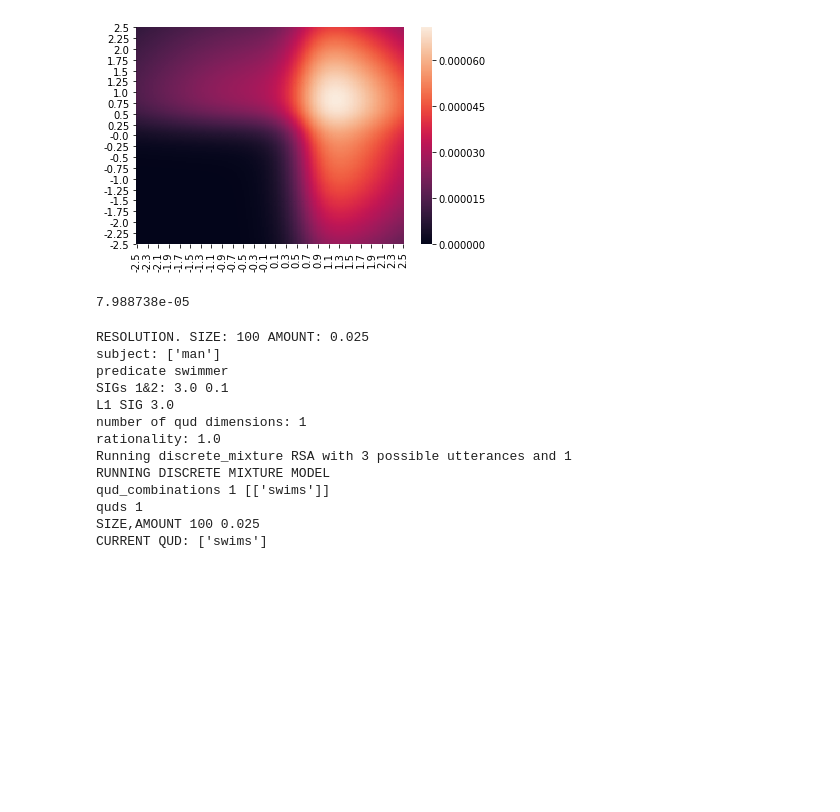
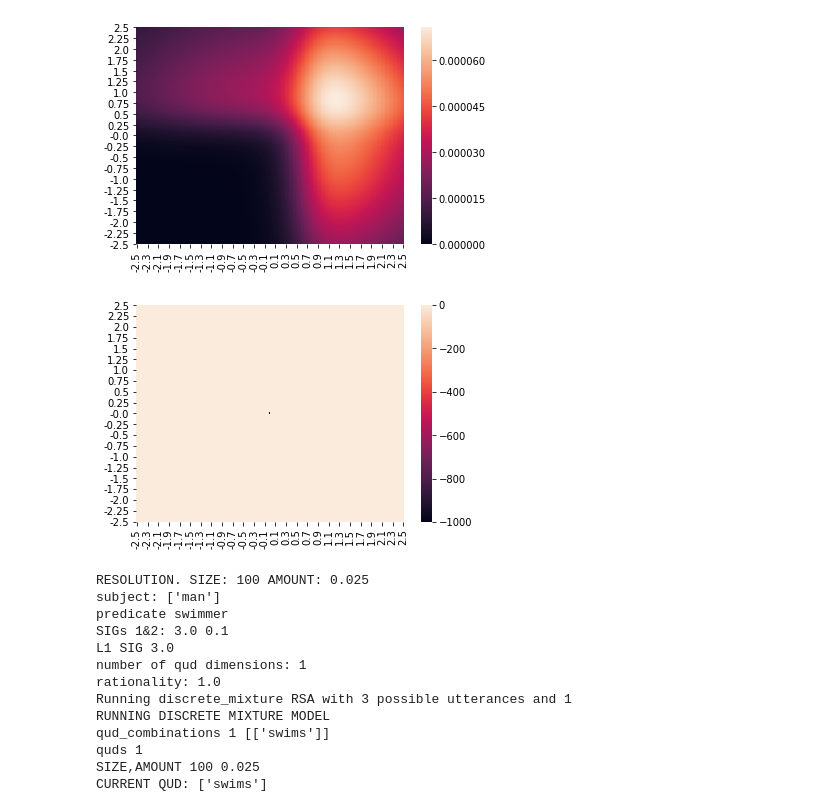
Before and after one commit to reubenharry/Distributional-RSA, a Jupyter notebook: paper_graphics.ipynb, the cells around one changed output. Drawn from its saved outputs; the diff is of its cells as text; code cells hidden in the pictures; blank space fills up the shorter version.

```diff
--- a/paper_graphics.ipynb
+++ b/paper_graphics.ipynb
@@ -145,10 +145,19 @@ MIXTURE QUDS: [0.37702286 0.62297714]
 DISCRETE:
 DISCRETE QUDS: [(['vicious'], 0.61869043), (['swimmer'], 0.38130337)]
 [figure]
-# %%
-np.max(np.asarray(hm_mix))
-# %% [output]
-7.988738e-05
+# %%
+size = 100
+amount = 0.025
+array  = np.ones((201,201))
+array[100:101,100:101]=-1000
+# array[63:67,139:142]=-10
+# array[100:104,139:142]=-10
+hm = pnd.DataFrame(array,columns=np.round(np.arange(-size,size+1)*amount,2),index=-np.round(np.arange(-size,size+1)*amount,2))
+
+seaborn.heatmap(hm)
+plt.show()
+# %% [output]
+[figure, added]
 # %%
 hm_mix,quds_mix = titrate(model_type="discrete_mixture",subj="man",quds=['swims'],possible_utterances=["shark","swimmer","man"],pred='swimmer',sig1=3.0,sig2=0.1,l1_sig1=3.0)
 hm_disc,quds_disc = titrate(model_type="discrete_exact",subj="man",quds=['swims'],possible_utterances=["shark","swimmer","man"],pred='swimmer',sig1=3.0,sig2=0.1,l1_sig1=3.0)
```
Also changed, not shown: parts of 1 cell of this notebook, 24 other files.
